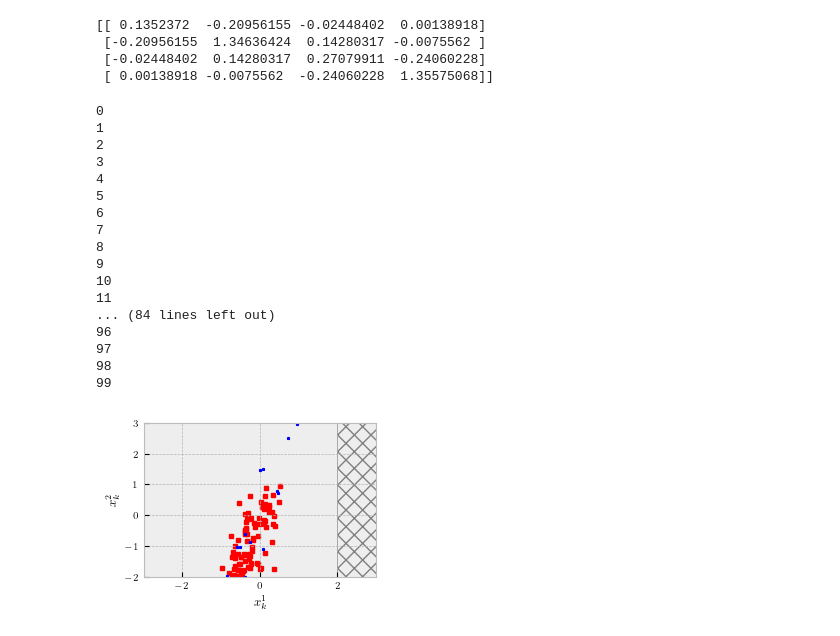
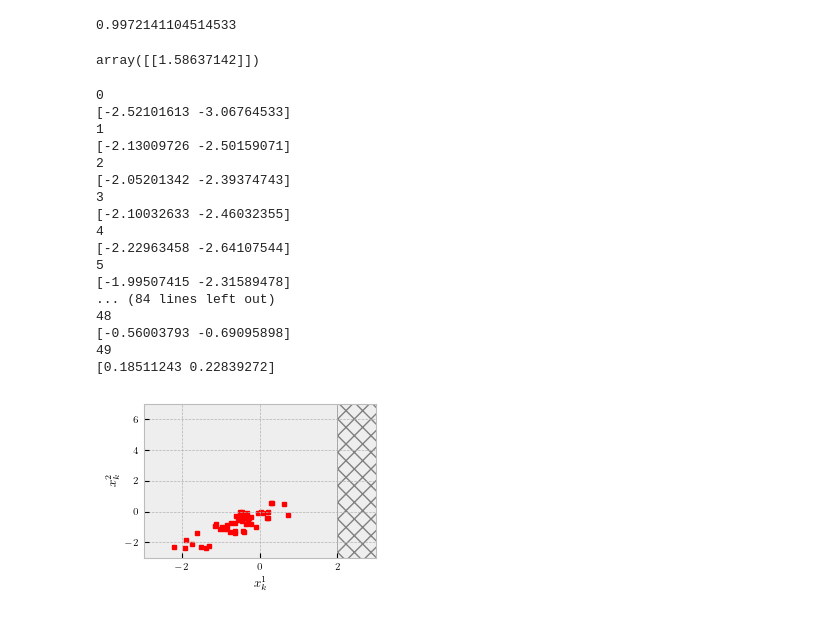
Before and after one commit to msramada/State-Selection-Algorithm, a Jupyter notebook: SSA_LinearCase/LinearCase.ipynb, the cells around one changed output. Saved outputs shown, nothing was run; the diff lists cells and outputs as text; code cells hidden in the pictures.

```diff
--- a/SSA_LinearCase/LinearCase.ipynb
+++ b/SSA_LinearCase/LinearCase.ipynb
@@ -17,5 +17,5 @@ import cvxpy as cp
 def Gamma(F,G,K,k):
     Gamma_k = np.zeros(F.shape)
     for h in range(k+1):
-        Gamma_k += matrix_power(F - G @ K, h) @ G @ K @ matrix_power(F - G @ K, k-h)
-    return -Gamma_k
+        Gamma_k += - matrix_power(F - G @ K, h) @ G @ K @ matrix_power(F - G @ K, k-h)
+    return Gamma_k
@@ -104,27 +83,22 @@ F=np.array([[1,0.0075],[-0.143,0.996]])
 G=np.array([[4.798,0.115]]).T
 H=np.array([[1,0],[0,1]])
 
-Sigma_x0=np.diag(np.array([0.1,0.1]))
 mu_x0=-np.array([[0.6455,1.3751]]).T
+#mu_x0=np.random.randn(2,1)
 Sigma_w=np.diag(np.array([0.1,0.1]))
 Sigma_v=np.diag(np.array([0.1,0.1]))
-
 # LQR: costs and gain
-Q=1 * np.diag([10,1])
+Q=1 * np.diag([1,1])
 R=1 * np.eye(G.shape[1])
 K, _, _ = control.dlqr(F, G, Q, R)
 L, _, _ = control.dlqe(F, np.eye(F.shape[0]), H, Sigma_w, Sigma_v)
-
 #L = (F - G @ K) @ L # One-step ahead predictor
-
 # N: prediction horizon, T: horizon, epsilon: tolerance
-N=12
-T_horizon=100
-epsilon=0.1
-
+N=8
+T_horizon=50
+epsilon=0.2
 Q0 = 0.1 * np.eye(2 * F.shape[0])
 P = lyapunov_matrix_P(F,G,K,Q0)
-print(P)
 I1, I2, I3 = terminal_constraints(F,G,K,N,P)
 Sigma = big_covariance_Sigma(F,G,K,H,L,Sigma_v,Sigma_w)
 I_I = np.concatenate((np.eye(F.shape[0]),np.eye(F.shape[0])), axis=1)
@@ -146,11 +120,14 @@ m=S.shape[0]
 c=1
 # Calculate A1 and A2
 A1, A2 = A1_and_A2(F,G,K,Q,R,N)
-# %% [output]
-[[ 0.1352372  -0.20956155 -0.02448402  0.00138918]
- [-0.20956155  1.34636424  0.14280317 -0.0075562 ]
- [-0.02448402  0.14280317  0.27079911 -0.24060228]
- [ 0.00138918 -0.0075562  -0.24060228  1.35575068]]
+# %%
+1/(np.sqrt(np.linalg.eig(P)[0].max()/c))
+# %% [output]
+0.9972141104514533
+# %%
+np.sqrt((t-epsilon)/epsilon)*np.sqrt(np.diag(T@Sigma_x@T.T).reshape(t,1))
+# %% [output]
+array([[1.58637142]])
 # %%
 
 plt.style.use('bmh')
@@ -169,7 +146,7 @@ x0_prime_rec = np.full((n, T_horizon), np.nan)
 x0_hat_rec = np.full((n, T_horizon), np.nan)
 
 x0_hat = mu_x0
-x0_true = np.sqrt(Sigma_x0)@np.random.randn(n,1) + mu_x0
+x0_true = np.sqrt(Sigma_x)@np.random.randn(n,1) + mu_x0
 x0_true_rec=np.full((n, T_horizon), np.nan)
 y1s=np.full((T_horizon, ), np.nan)
 for k in range(T_horizon):
@@ -179,64 +156,59 @@ for k in range(T_horizon):
     x0_bar = x0_hat
     plt.plot(x0_hat[0],x0_hat[1],'sr',ms=2.5,zorder=1)
     # Construct the optimization problem over xo' and xo'':
-    x0_prime = cp.Variable((n,1))
-    #constraints = Constraints(F,G,K,T,S,Sigma_x,Sigma_u,x0_bar,x0_prime,uBar,xBar,N,epsilon)
-    #constraints = [-S @ K @ x0_prime <= uBar + S @ K @ x0_bar]
+    x0_prime = cp.Variable(n)
     objective = cp.Minimize(cp.quad_form(x0_prime, A1) + 2 * x0_bar.T @ A2 @ x0_prime)
-    #constraints = [T @ (x0_prime + x0_bar) <= xBar]
+
     constraints = []
-    #for kk in range(1,N+1):
-    #    constraints += [T @ Gamma(F,G,K,kk-1) @ x0_prime <= xBar-np.sqrt((1-epsilon)/epsilon)*np.sqrt(np.diag(T@Sigma_x@T.T).reshape(1,1))-T@matrix_power(F-G@K,kk)@x0_bar]
     for kk in range(1,N+1):
         A_constraints = T @ Gamma(F,G,K,kk-1)
         b_constraints = -T @ matrix_power(F-G@K,kk) @ x0_bar + \
             xBar-np.sqrt((t-epsilon)/epsilon)*np.sqrt(np.diag(T@Sigma_x@T.T).reshape(t,1))
         constraints += [A_constraints @ x0_prime <= b_constraints]
 
-
-
-    #constraints += [cp.quad_form( x0_prime, I1 ) + x0_bar.T @ I2 @ x0_prime <= c - x0_bar.T @ I3 @ x0_bar]
-    prob = cp.Problem(objective,constraints)#)#, constraints)
+    constraints += [cp.quad_form(x0_prime, I1) + x0_bar.T @ I2 @ x0_prime <= c - x0_bar.T @ I3 @ x0_bar]
+    prob = cp.Problem(objective, constraints)#)#, constraints)
     # The optimal objective value is returned by `prob.solve()`.
     result = prob.solve()
     # The optimal value for x is stored in `x.value`.
     x0star = x0_prime.value
     #if x0_hat[1] >= 0:
     #    x0star[1] = -x0_hat[1]
     x0_prime_rec[:,k] = x0star.squeeze()
-    u = - K @ (0*x0star + x0_hat)
+    u = - K @ (x0star + x0_hat.squeeze())
+    u = np.array([u])
     x0_true, y0 = x_true_update(x0_true,F,G,u,H,Sigma_w,Sigma_v)
-    plt.plot(x0star[0]+x0_hat[0],x0star[1]+x0_hat[1],'*b',ms=2,zorder=2)
+#    plt.plot(x0_hat[0],x0_hat[1],'*b',ms=2,zorder=2)
     x0_hat = x_hat_update(y0,F,G,H,L,x0_hat,u)
-
+    print(x0star)
     #plt.plot(x0_true[0],x0_true[1],'.k')
 plt.xlim([-3, 3])
-plt.ylim([-2, 3])
+plt.ylim([-3, 7])
 
 plt.savefig('figs/LinearStateSelection.pdf',bbox_inches ="tight")
 plt.xticks(fontsize=7)
 plt.yticks(fontsize=7)
 
 plt.show()
 # %% [output]
 0
+[-2.52101613 -3.06764533]
 1
+[-2.13009726 -2.50159071]
 2
+[-2.05201342 -2.39374743]
 3
+[-2.10032633 -2.46032355]
 4
+[-2.22963458 -2.64107544]
 5
-6
-7
-8
-9
-10
-11
+[-1.99507415 -2.31589478]
 ... (84 lines left out)
-96
-97
-98
-99
+48
+[-0.56003793 -0.69095898]
+49
+[0.18511243 0.22839272]
-[figure, old version]
+[figure, new version]
 # %%
 # Plotting
 #With particle filter conditional mean
```
Also changed, not shown: parts of 7 cells of this notebook, 3 other files.
